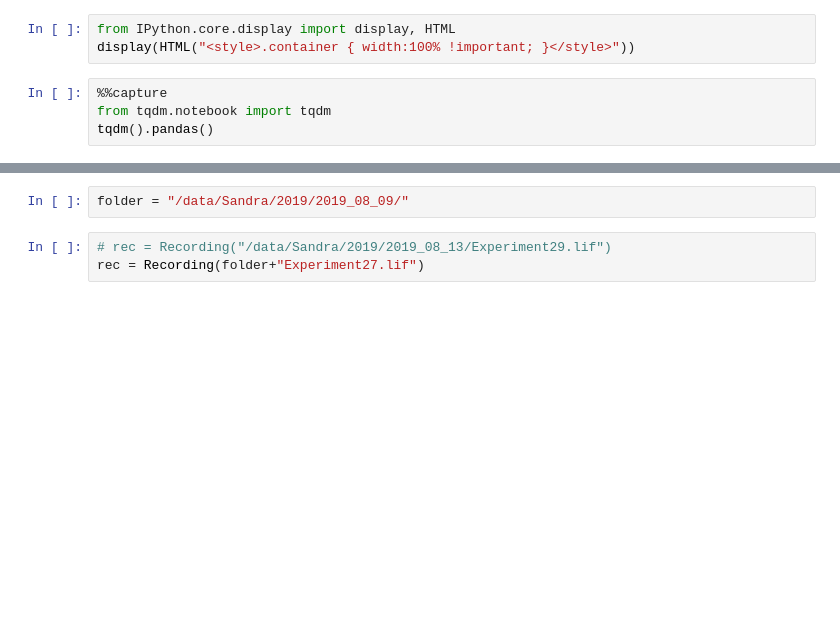
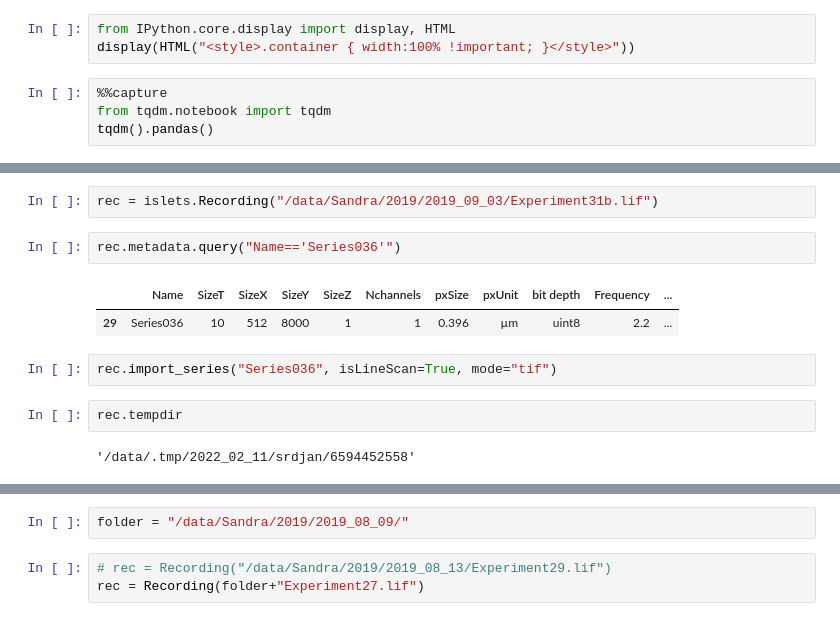
Before and after one commit to szarma/Physio_Ca, a Jupyter notebook: notebooks/LineScanner.ipynb, the cells around one changed output, grey strips where cells are left out. Saved outputs shown, nothing was run; the diff lists cells and outputs as text; blank space fills up the shorter version.

Commit message:
LineScanner updated

```diff
--- a/notebooks/LineScanner.ipynb
+++ b/notebooks/LineScanner.ipynb
@@ -40,0 +24,13 @@ from islets.Recording import Recording, saveMovie, parse_leica
+# %%
+rec = islets.Recording("/data/Sandra/2019/2019_09_03/Experiment31b.lif")
+# %%
+rec.metadata.query("Name=='Series036'")
+# %% [output]
+|  | Name | SizeT | SizeX | SizeY | SizeZ | Nchannels | pxSize | pxUnit | bit depth | Frequency | ... |
+| 29 | Series036 | 10 | 512 | 8000 | 1 | 1 | 0.396 | µm | uint8 | 2.2 | ... |
+# %%
+rec.import_series("Series036", isLineScan=True, mode="tif")
+# %%
+rec.tempdir
+# %% [output]
+'/data/.tmp/2022_02_11/srdjan/6594452558'
```
Also changed, not shown: parts of 11 cells of this notebook.
